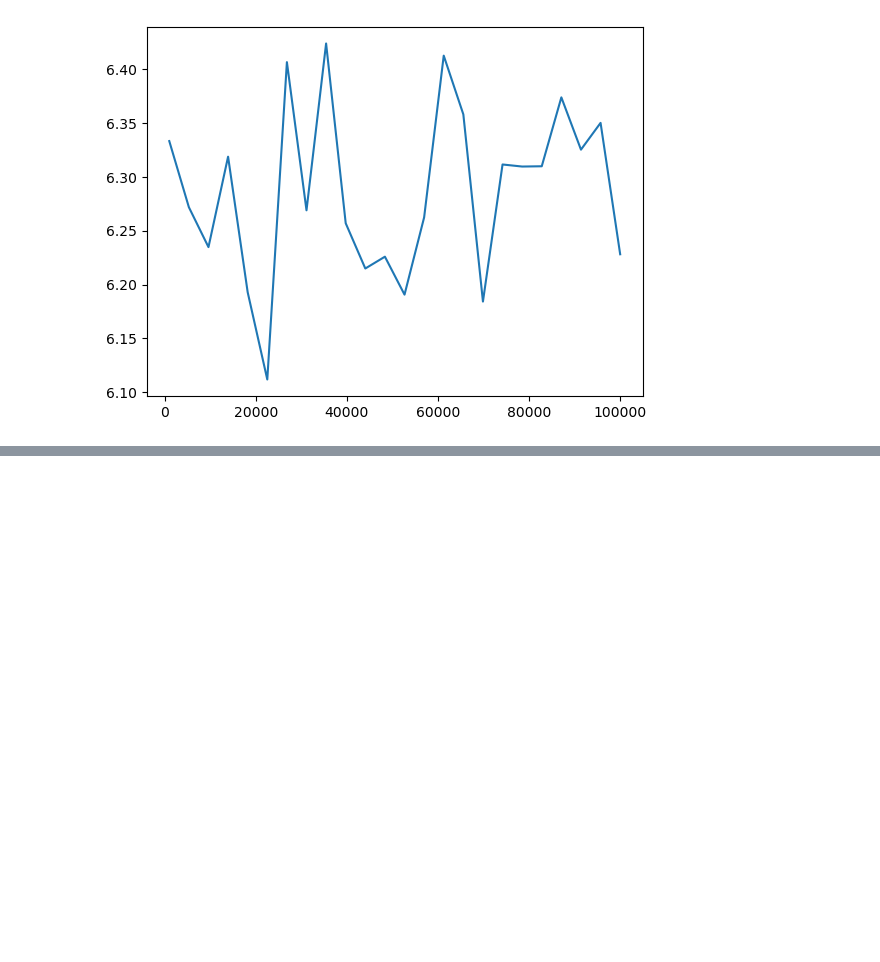
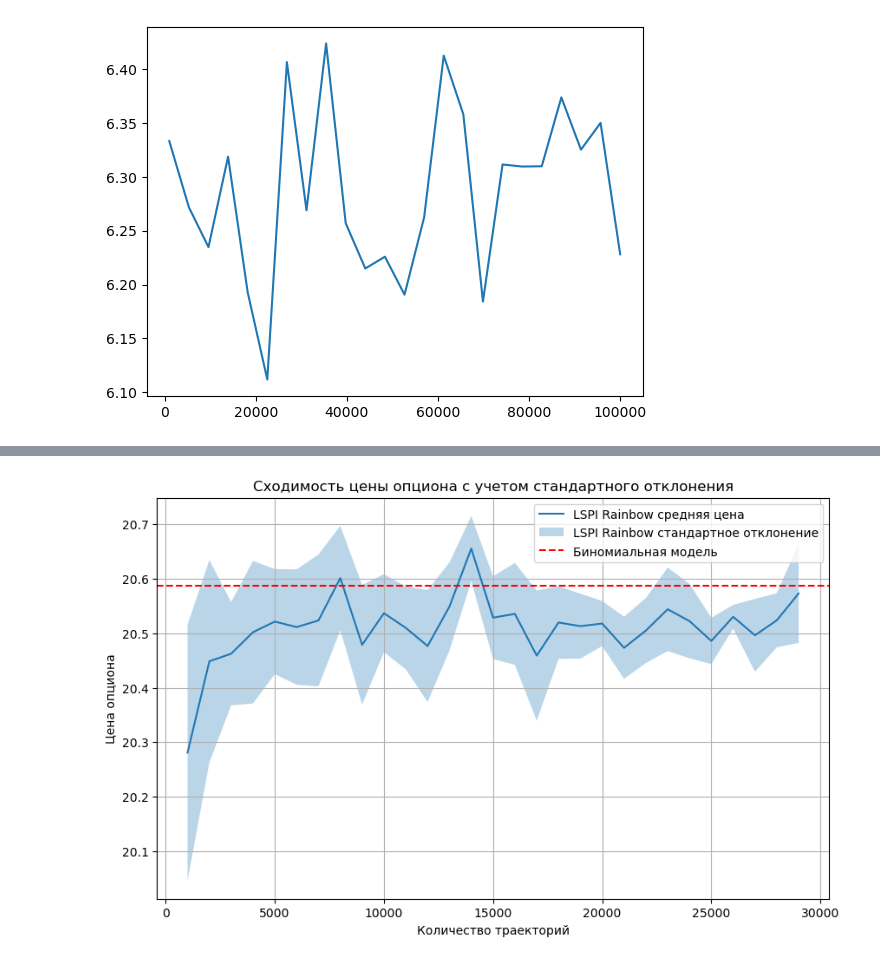
Before and after one commit to v0r0bi0v/AmericanOptionsPricingApproaches, a Jupyter notebook: notebooks/RunPricing.ipynb, the cells around one changed output, grey strips where cells are left out. Saved outputs shown, nothing was run; the diff lists cells and outputs as text; code cells hidden in the pictures; blank space fills up the shorter version.

```diff
--- a/notebooks/RunPricing.ipynb
+++ b/notebooks/RunPricing.ipynb
@@ -35,0 +297,10 @@ plt.plot(cnt_trajectories, train_prices.mean(axis=1))
+# %%
+rainbow_option_params = {
+    "sigmas": [0.2, 0.25],
+    "asset0": [100.0, 100.0],
+    "strike": 110.0,
+    "r": 0.05,
+    "t": 1.0,
+    "cnt_times": 365,
+    "seed": None
+}
@@ -35,0 +317,11 @@ plt.plot(cnt_trajectories, train_prices.mean(axis=1))
+# %%
+cnt_traj_list = list(range(1000, 30_000, 1000))
+num_repeats = 5
+
+mean_prices_rainbow, std_prices_rainbow = evaluate_pricer_with_std(
+    sampler_class=WienerRainbowPutOptionSampler,
+    pricer_class=LSPIPricer,
+    cnt_traj_list=cnt_traj_list,
+    num_repeats=num_repeats,
+    **rainbow_option_params
+)
@@ -35,0 +409,5 @@ plt.plot(cnt_trajectories, train_prices.mean(axis=1))
+# %%
+plot_prices_with_std(cnt_traj_list, mean_prices_rainbow, std_prices_rainbow,
+                     label='LSPI Rainbow', reference_price=reference_price)
+# %% [output]
+[figure, added]
```
Also changed, not shown: parts of 19 cells of this notebook, 2 other files.
